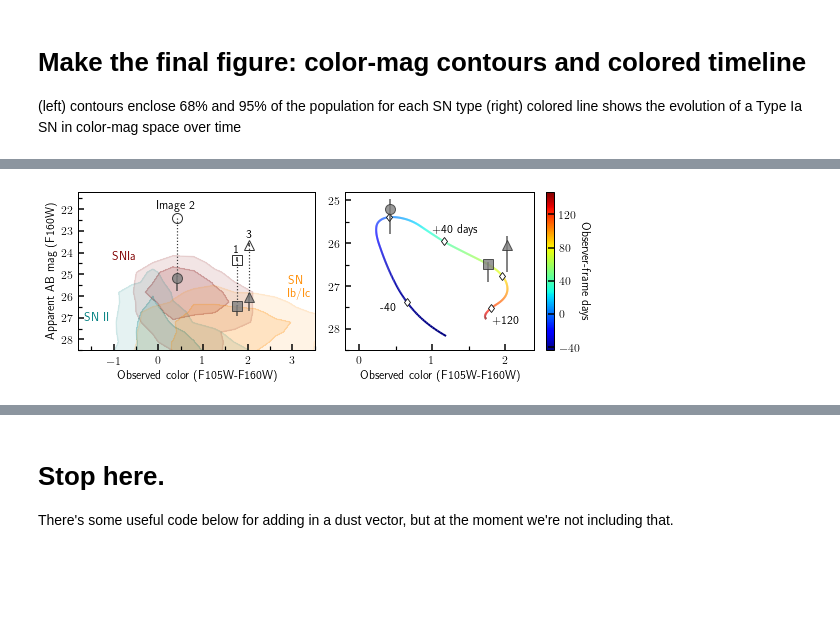
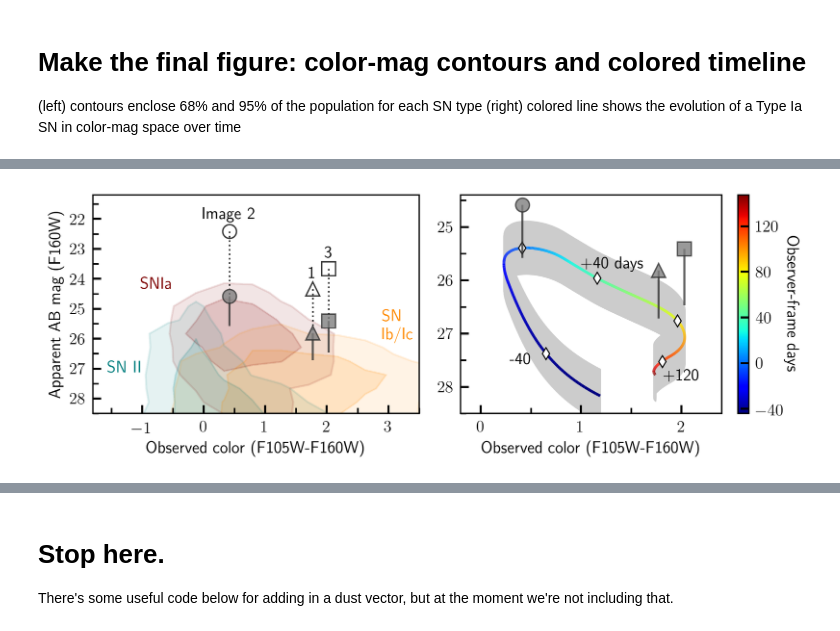
Before and after one commit to gbrammer/mrg0138_supernova, a Jupyter notebook: Analysis/Classification/snRequiem_colormag.ipynb, the cells around one changed output, grey strips where cells are left out. Drawn from its saved outputs; the diff is of its cells as text; code cells hidden in the pictures; blank space fills up the shorter version.

```diff
--- a/Analysis/Classification/snRequiem_colormag.ipynb
+++ b/Analysis/Classification/snRequiem_colormag.ipynb
@@ -103,6 +96,9 @@ Forget MODEL A/B (not well constrained)
 MODELD allows the main cluster dark matter halo to wander around the reference position taken at the BCG center
 MODELE allows the same central position offset and relax constraints on the BCG (velocity dispersion, cut radius)
 MODELF fixes the DM halo on the BCG but relax the constraints on the BCG.
+
+MODELH is the final model, which includes information from the MUSE data (additional multiple) which is external / independent from the SN or the quiescent galaxy. Also adds galaxy-scale perturbers following Newman et al. These perturbers now allow to better reproduce the overall shape of the quiescent galaxy (not just the position of its central position and the SN) with 2 morphological components
+
 Naming the images SN.1 SN.2 SN.3 from north to South (or West to East)
 """
 z = 1.95
@@ -119,6 +115,7 @@ lensing_modelC = ascii.read(open('lensing_modelC.txt','rb'))
 lensing_modelD = ascii.read(open('lensing_modelD.txt','rb'))
 lensing_modelE = ascii.read(open('lensing_modelE.txt','rb'))
 lensing_modelF = ascii.read(open('lensing_modelF.txt','rb'))
+lensing_modelH = ascii.read(open('lensing_modelH.txt','rb'))
 
 phot
 # %% [output]
@@ -537,3 +542,19 @@ Text(0.5, 1.0, 'SNIa Color-mag curve over time')
 # Make the final figure:  color-mag contours and colored timeline
 (left) contours enclose 68% and 95% of the population for each SN type
 (right) colored line shows the evolution of a Type Ia SN in color-mag space over time
+# %%
+# Define the min and max from the full range of lens models considered
+#m1_lens_range = model_corrected_photometry[]
+
+# list of lens models to use for defining lens model uncertainty:
+lensidlist = ['C','D','E','F','H']
+
+for snid, marker in zip(['SN1', 'SN2', 'SN3'], ['s','o','^']):
+    m0_105 = model_corrected_photometry['%s-0-f105w'%snid]
+    m0_160 = model_corrected_photometry['%s-0-f160w'%snid]
+
+    m_105 = np.array([model_corrected_photometry['%s-%s-f105w'%(snid,lensid)]
+                      for lensid in lensidlist])
+    m_160 = np.array([model_corrected_photometry['%s-%s-f160w'%(snid,lensid)]
+                      for lensid in lensidlist])
+    print(m_105[:,1])
@@ -540,7 +565,7 @@ Text(0.5, 1.0, 'SNIa Color-mag curve over time')
 # %%
 nbins = 12
 contour_range = [[24,29.5],[-1.5,4.0]]
-markertypes =  {'^','o','s'}
+markertypes =  ['^','o','s']
 markersize=10
 label_times=True
 showcontours = True
@@ -564,29 +589,59 @@ ax2 = fig.add_subplot(1,2,2)
 
 # on ax2 plot the colored line and time-marker diamonds
 time = np.linspace(-15,50,1000)
-c,m105,m160,t = model_color(do_dust=False,time=time)
+c,m105,m160,t = model_color(c=0, do_dust=False,time=time)
 colorout = colorline(c, m160, z=t, norm=None,
                      do_times=False,t=t,t_step=40, cmap=plt.get_cmap('jet'), linewidth=2)
+
+for dm in np.arange(-0.5,0.5,0.01):
+    plt.fill_between(c, m160+dm, m160, color='0.8', alpha=1)
+
 clrbar = plt.colorbar(colorout, ticks=[-40,0,40,80,120])
 i_time_markers = np.where(t%40<0.2)[0]
 ax2.plot(c[i_time_markers], m160[i_time_markers],
         marker='d', color='w', mec='k', mew=0.8, ms=6, ls=' ', zorder=10)
 
 
+# list of lens models to use for defining lens model uncertainty:
+lensidlist = ['C','D','E','F','H']
+bestlensmodel = 'H'
+
 # Both axes: Plot the magnification-corrected
 #  color-magnitudes. On ax1 also show the original (uncorrected) color-mags
 #  and a dotted line showing the mu correction
 for ax in [ax1, ax2]:
-    for col, mag, mag0, magerr0, marker in zip(
-        [c1,c2,c3], [m1_lens_range,m2_lens_range,m3_lens_range],
-        [obs_m1, obs_m2, obs_m3], [dm1_phot, dm2_phot, dm3_phot],
-        markertypes):
+    for snid, marker in zip(['SN1', 'SN2', 'SN3'], markertypes):
+        # photometry as observed
+        m0_105 = model_corrected_photometry['%s-0-f105w'%snid]
+        m0_160 = model_corrected_photometry['%s-0-f160w'%snid]
+
+        # color is not changed by lens model magnification corrections
+        col = m0_105[0]-m0_160[0]
+        colerr = np.sqrt(m0_105[1]**2 + m0_160[1]**2)
+
+        # After applying best lens model for magnification correction
+        m1_105 = model_corrected_photometry['%s-%s-f105w'%(snid,bestlensmodel)]
+        m1_160 = model_corrected_photometry['%s-%s-f160w'%(snid,bestlensmodel)]
+
+        # define the magnification uncertainty using the full range of
+        # plausible lens model corrections
+        m_105 = np.array([model_corrected_photometry['%s-%s-f105w'%(snid,lensid)]
+                          for lensid in lensidlist])
+        m_160 = np.array([model_corrected_photometry['%s-%s-f160w'%(snid,lensid)]
+                          for lensid in lensidlist])
+
+        mag_uncert_105 = [[m1_105[0]-np.min(m_105[:,0])], [np.max(m_105[:,0])-m1_105[0]]]
+        mag_uncert_160 = [[m1_160[0]-np.min(m_160[:,0])], [np.max(m_160[:,0])-m1_160[0]]]
+
+        #[c1,c2,c3], [m1_lens_range,m2_lens_range,m3_lens_range],
+        #[obs_m1, obs_m2, obs_m3], [dm1_phot, dm2_phot, dm3_phot],
+        # markertypes):
         if ax == ax1:
-            ax.vlines(col, mag0, mag[0], ls=':', lw=1.2, color='0.2')
-            ax.errorbar(col, mag0, yerr=[[magerr0[0]],[magerr0[1]]], #xerr=xerr[0],
-                        alpha=marker_alpha, marker=marker,
-                        color='black', markersize=markersize, fillstyle='none')
-        ax.errorbar(col, mag[0], yerr=[[mag[0]-mag[1]], [mag[2]-mag[0]]],
+            ax.vlines(col, m0_160[0], m1_160[0], ls=':', lw=1.2, color='0.2')
+            ax.plot(col, m0_160[0], #yerr=m0_160[1], xerr=colerr,
+                    alpha=marker_alpha, marker=marker,
+                    color='black', markersize=markersize, fillstyle='none')
+        ax.errorbar(col, m1_160[0], yerr=mag_uncert_160,
                     marker=marker, alpha=marker_alpha, mfc='0.5',
                     color='0.2', markersize=markersize, zorder=20)
     ax.set_xlabel('Observed color (F105W-F160W)')
@@ -597,37 +652,43 @@ for ax in [ax1, ax2]:
 
 
 ax1.set_ylabel('Apparent AB mag (F160W)')
 ax1.set_xlim(-1.8, 3.5)
 ax1.set_ylim(28.5, 21.2)
 
 ax2.set_xlim(-0.2, 2.4)
-ax2.set_ylim(28.5, 24.8)
+ax2.set_ylim(28.5, 24.4)
 
 
 # Optional: label the time-marker diamonds on the colorline
 if label_times:
     ax2.text(0.5, 27.5, '-40', ha='right', va='center', color='k')
     #ax2.text(0.2, 25.5, 't=0', ha='right', va='center', color='k')
     ax2.text(1., 25.7, '+40 days', ha='left', va='center', color='k')
     #ax2.text(2.2, 26.8, '+80', ha='left', va='center', color='k')
     ax2.text(2.0, 27.8, '+120', ha='center', va='center', color='k')
 
 # Label the contours:
 ax1.text(-0.5,24.2, 'SNIa', color='maroon', ha='right', va='center')
-ax1.text(-1.1,27, 'SN II', color='teal', ha='right', va='center')
+ax1.text(-1,27, 'SN II', color='teal', ha='right', va='center')
 ax1.text(2.9,25.6, 'SN\nIb/Ic', color='darkorange', ha='left', va='center')
 
 # Label the observed photometry points
-ax1.text(c1, obs_m1-0.25, '1', ha='center', va='bottom')
-ax1.text(c2, obs_m2-0.3, 'Image 2', ha='center', va='bottom')
-ax1.text(c3, obs_m3-0.25, '3', ha='center', va='bottom')
+ax1.text(sncolor['SN1'],
+         model_corrected_photometry['SN1-0-f160w'][0]-0.25,
+         '1', ha='center', va='bottom')
+ax1.text(sncolor['SN2'],
+         model_corrected_photometry['SN2-0-f160w'][0]-0.3,
+         'Image 2', ha='center', va='bottom')
+ax1.text(sncolor['SN3'],
+         model_corrected_photometry['SN3-0-f160w'][0]-0.25,
+         '3', ha='center', va='bottom')
 
 # Label the colorbar
 clrbar.set_label("Observer-frame days", rotation=-90, labelpad=10)
 
 
 plt.tight_layout()
 plt.savefig("../../Paper/Figures/snRequiem_classcontours_timeline.pdf", transparent=True)
-#plt.savefig("../../Paper/Figures/snRequiem_classcontours_timeline.png", transparent=True)
+plt.savefig("../../Paper/Figures/snRequiem_classcontours_timeline.png", transparent=True)
 # %% [output]
-[figure, old version]
+[figure, new version]
```
Also changed, not shown: parts of 34 cells of this notebook, 13 other files.
